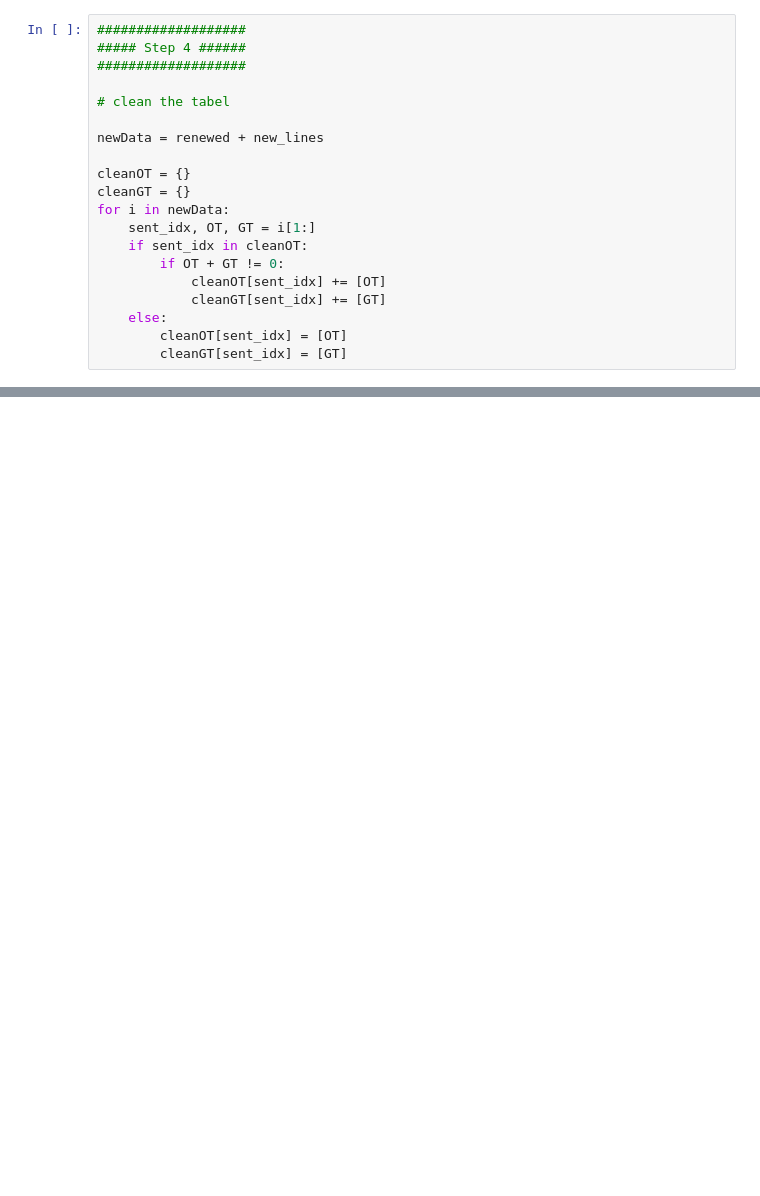
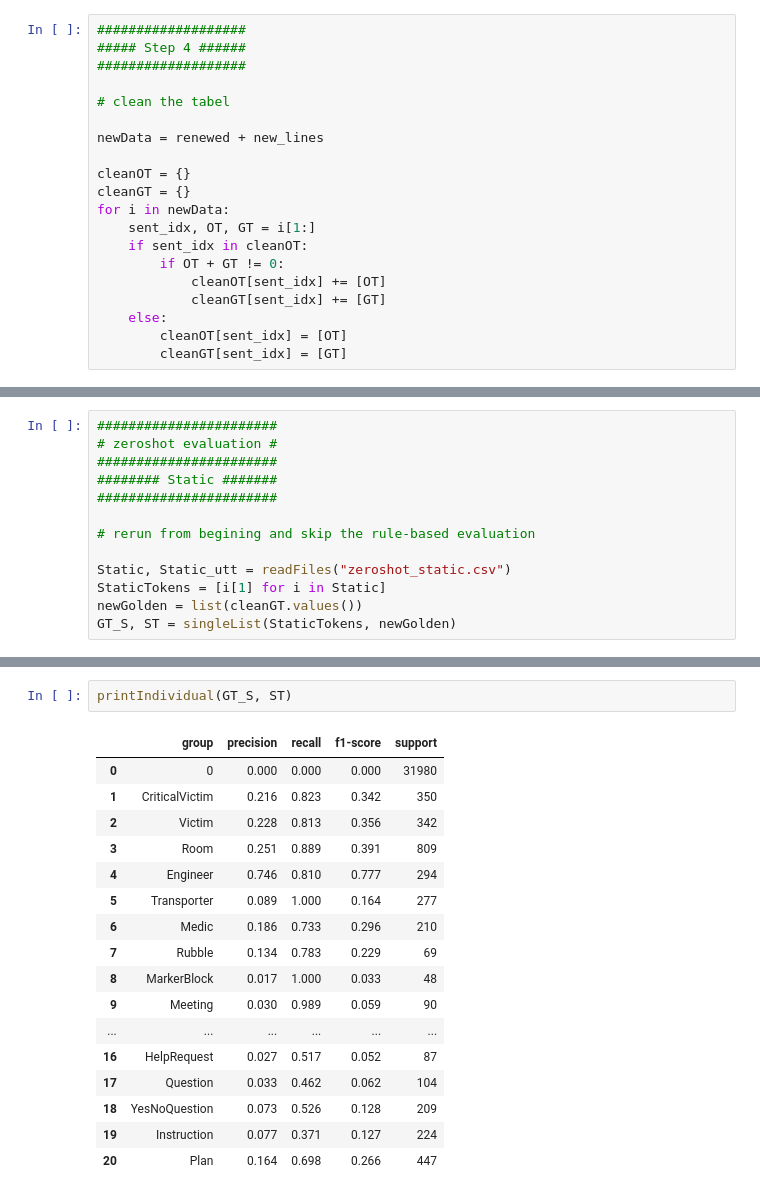
Before and after one commit to clulab/tomcat-text, a Jupyter notebook: evaluations/asist_study_3/newEvaluation.ipynb, the cells around one changed output, grey strips where cells are left out. Drawn from its saved outputs; the diff is of its cells as text; blank space fills up the shorter version.

Commit message:
clean format

```diff
--- a/evaluations/asist_study_3/newEvaluation.ipynb
+++ b/evaluations/asist_study_3/newEvaluation.ipynb
@@ -426,0 +396,13 @@ print(individual_df)
+# %%
+#######################
+# zeroshot evaluation #
+#######################
+######## Static #######
+#######################
+
+# rerun from begining and skip the rule-based evaluation
+
+Static, Static_utt = readFiles("zeroshot_static.csv")
+StaticTokens = [i[1] for i in Static]
+newGolden = list(cleanGT.values())
+GT_S, ST = singleList(StaticTokens, newGolden)
@@ -426,0 +423,20 @@ print(individual_df)
+# %%
+printIndividual(GT_S, ST)
+# %% [output]
+|  | group | precision | recall | f1-score | support |
+| 0 | 0 | 0.000 | 0.000 | 0.000 | 31980 |
+| 1 | CriticalVictim | 0.216 | 0.823 | 0.342 | 350 |
+| 2 | Victim | 0.228 | 0.813 | 0.356 | 342 |
+| 3 | Room | 0.251 | 0.889 | 0.391 | 809 |
+| 4 | Engineer | 0.746 | 0.810 | 0.777 | 294 |
+| 5 | Transporter | 0.089 | 1.000 | 0.164 | 277 |
+| 6 | Medic | 0.186 | 0.733 | 0.296 | 210 |
+| 7 | Rubble | 0.134 | 0.783 | 0.229 | 69 |
+| 8 | MarkerBlock | 0.017 | 1.000 | 0.033 | 48 |
+| 9 | Meeting | 0.030 | 0.989 | 0.059 | 90 |
+| ... | ... | ... | ... | ... | ... |
+| 16 | HelpRequest | 0.027 | 0.517 | 0.052 | 87 |
+| 17 | Question | 0.033 | 0.462 | 0.062 | 104 |
+| 18 | YesNoQuestion | 0.073 | 0.526 | 0.128 | 209 |
+| 19 | Instruction | 0.077 | 0.371 | 0.127 | 224 |
+| 20 | Plan | 0.164 | 0.698 | 0.266 | 447 |
```
Also changed, not shown: parts of 29 cells of this notebook.
